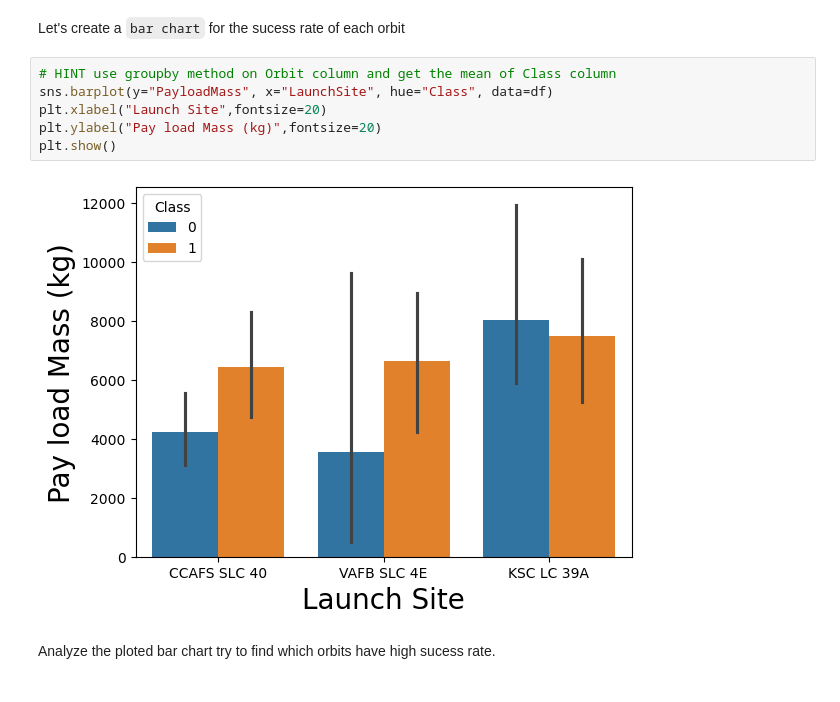
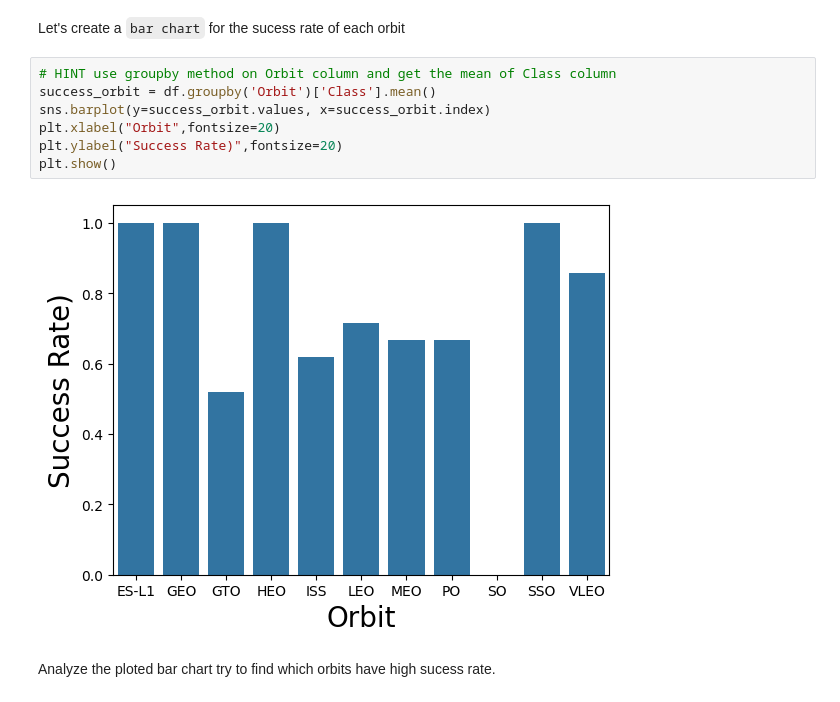
Before and after one commit to gustavoarodriguez/APPLIED-DATASCIENCE-CAPSTONE, a Jupyter notebook: WEEK 2/5 EDA with Visualization.ipynb, the cells around one changed output. Drawn from its saved outputs; the diff is of its cells as text.

```diff
--- a/WEEK 2/5 EDA with Visualization.ipynb
+++ b/WEEK 2/5 EDA with Visualization.ipynb
@@ -120,12 +120,13 @@ Next, we want to visually check if there are any relationship between success ra
 Let's create a `bar chart` for the sucess rate of each orbit
 # %%
 # HINT use groupby method on Orbit column and get the mean of Class column
-sns.barplot(y="PayloadMass", x="LaunchSite", hue="Class", data=df)
-plt.xlabel("Launch Site",fontsize=20)
-plt.ylabel("Pay load Mass (kg)",fontsize=20)
+success_orbit = df.groupby('Orbit')['Class'].mean()
+sns.barplot(y=success_orbit.values, x=success_orbit.index)
+plt.xlabel("Orbit",fontsize=20)
+plt.ylabel("Success Rate)",fontsize=20)
 plt.show()
 # %% [output]
-[figure, old version]
+[figure, new version]
 # %% [markdown]
 Analyze the ploted bar chart try to find which orbits have high sucess rate.
 # %% [markdown]
```
Also changed, not shown: parts of 4 cells of this notebook.
